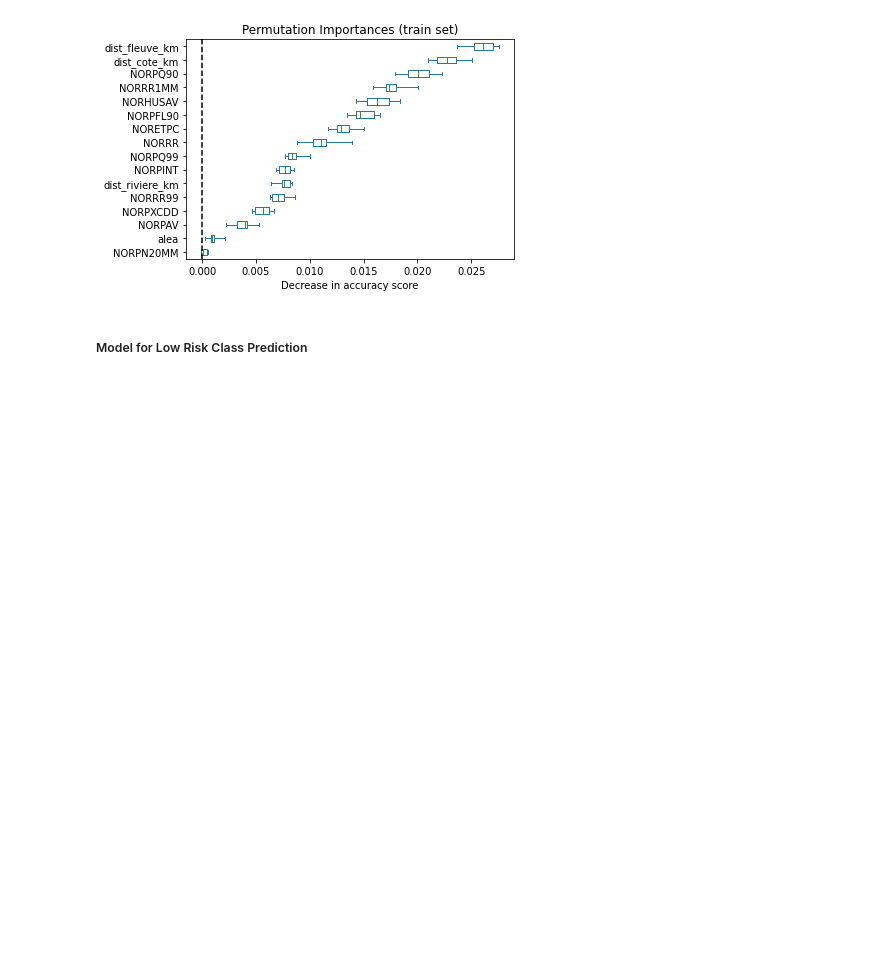
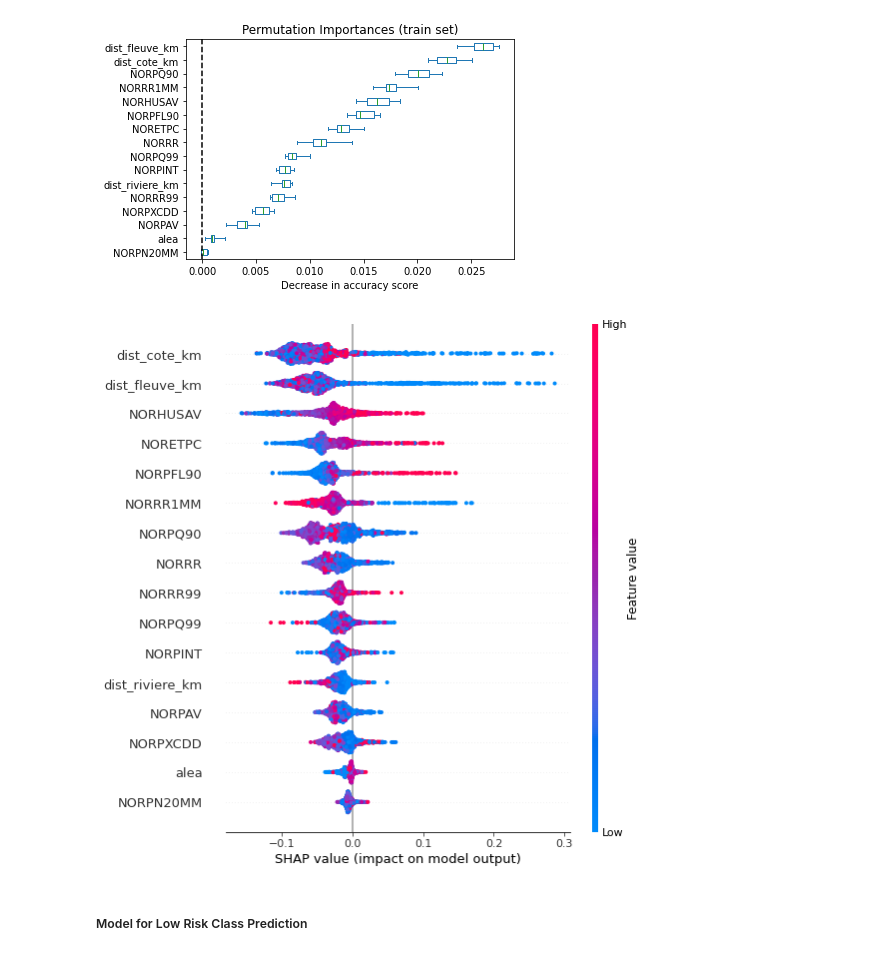
Before and after one commit to Lucas-Coussy/Data-Challenge_Climate_Risks, a Jupyter notebook: Modelisation.ipynb, the cells around one changed output. Cells and saved outputs as stored; diff of their text form; code cells hidden in the pictures; blank space fills up the shorter version.

```diff
--- a/Modelisation.ipynb
+++ b/Modelisation.ipynb
@@ -273,6 +313,15 @@ ax.set_xlabel("Decrease in accuracy score")
 ax.figure.tight_layout()
 # %% [output]
 [figure]
+# %%
+explainer_mid  = shap.TreeExplainer(models['mid'])
+
+shap_values_mid  = explainer_mid.shap_values(shap_data)
+shap_values_mid  = shap_values_mid[:, :, 1]
+
+shap.summary_plot(shap_values_mid, shap_data, plot_type="dot", show=True)
+# %% [output]
+[figure, added]
 # %% [markdown]
 ##### Model for Low Risk Class Prediction
 # %%
```
Also changed, not shown: parts of 6 cells of this notebook, 9 other files.
